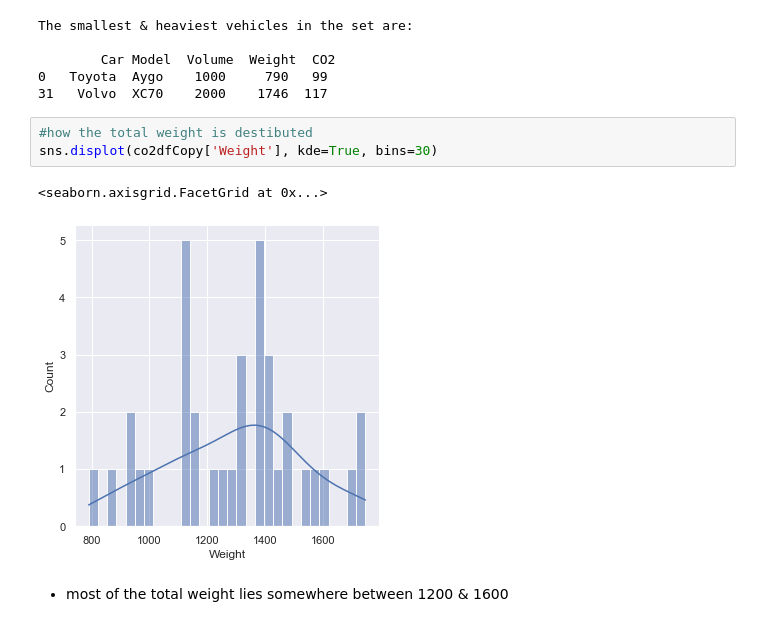
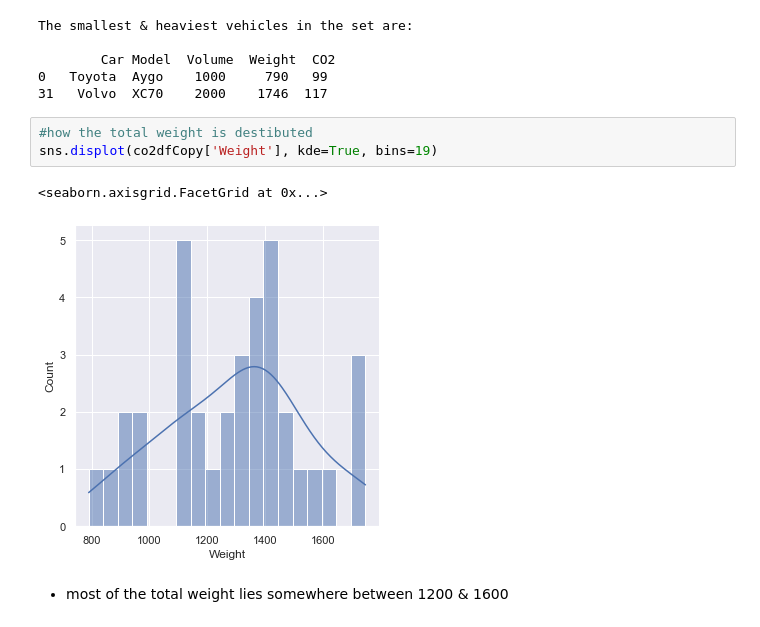
Before and after one commit to R-White-0/CO2-Emissions-EDA, a Jupyter notebook: src/CO2 Emmisions EDA copy.ipynb, the cells around one changed output. Cells and saved outputs as stored; diff of their text form.

Commit message:
updated dist plot

```diff
--- a/src/CO2 Emmisions EDA copy.ipynb
+++ b/src/CO2 Emmisions EDA copy.ipynb
@@ -346,9 +346,9 @@ The smallest & heaviest vehicles in the set are:
 31   Volvo  XC70    2000    1746  117
 # %%
 #how the total weight is destibuted
-sns.displot(co2dfCopy['Weight'], kde=True, bins=30)
+sns.displot(co2dfCopy['Weight'], kde=True, bins=19)
 # %% [output]
 <seaborn.axisgrid.FacetGrid at 0x...>
-[figure, old version]
+[figure, new version]
 # %% [markdown]
 * most of the total weight lies somewhere between 1200 & 1600
```
